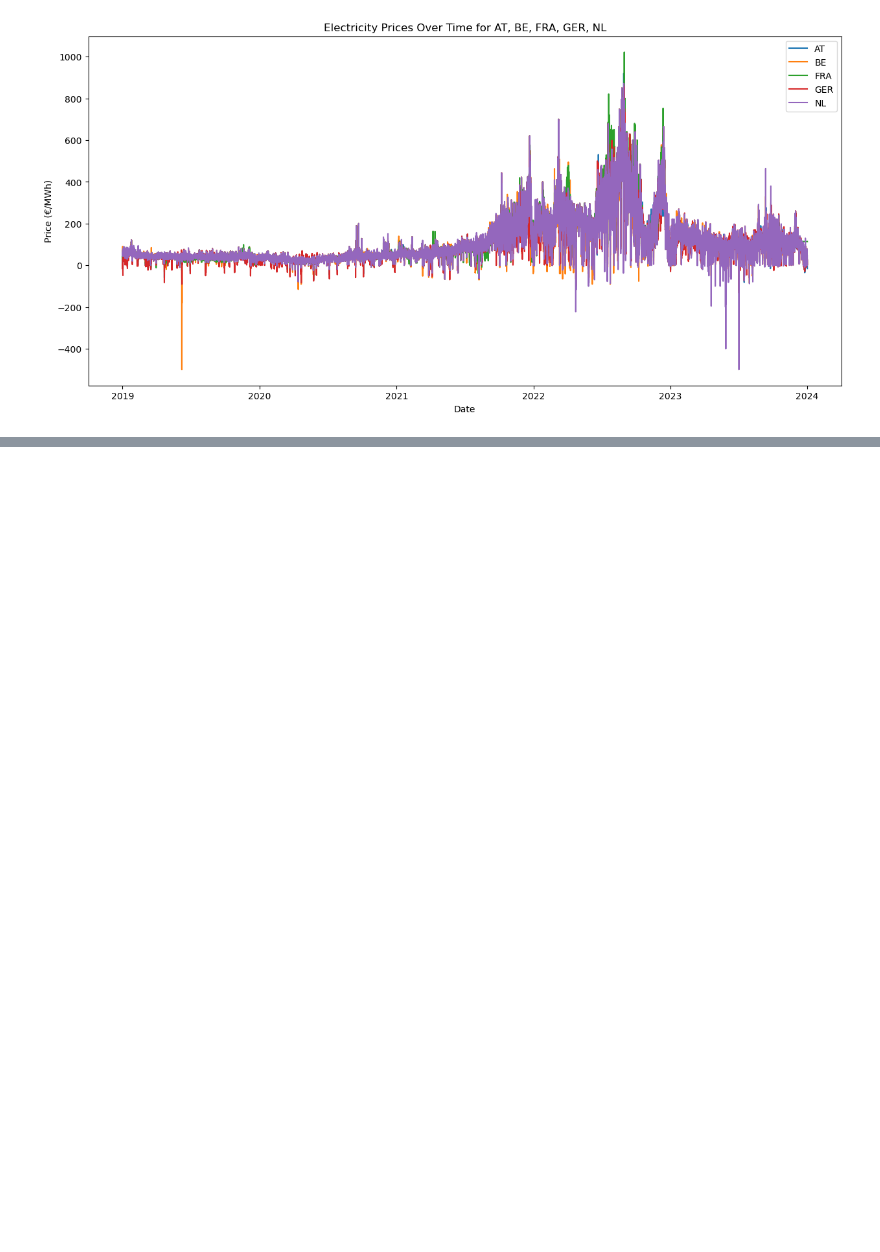
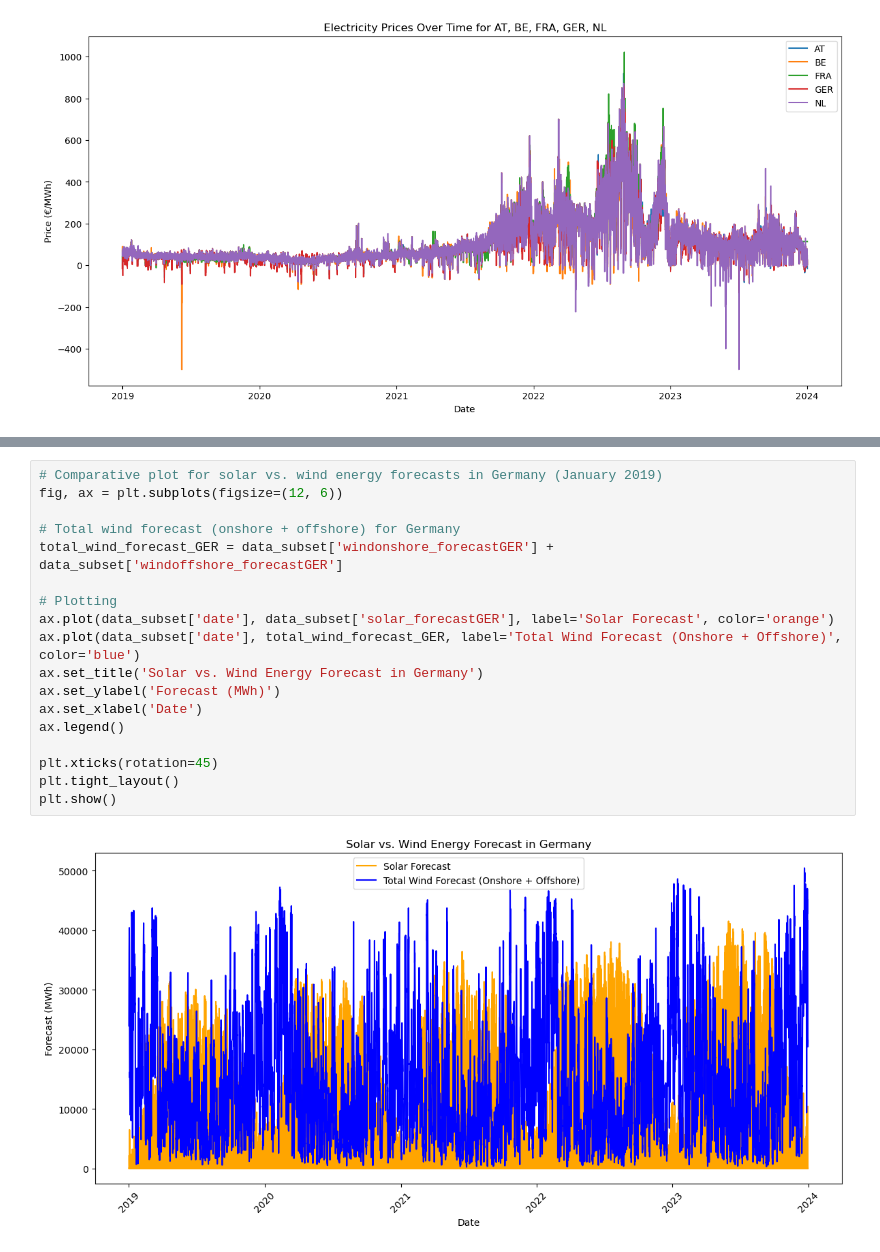
Before and after one commit to Linkschris/AdvancedBA, a Jupyter notebook: model.ipynb/model_pantelis.ipynb, the cells around one changed output, grey strips where cells are left out. Cells and saved outputs as stored; diff of their text form; blank space fills up the shorter version.

```diff
--- a/model.ipynb/model_pantelis.ipynb
+++ b/model.ipynb/model_pantelis.ipynb
@@ -150,0 +177,20 @@ plt.show()
+# %%
+# Comparative plot for solar vs. wind energy forecasts in Germany (January 2019)
+fig, ax = plt.subplots(figsize=(12, 6))
+
+# Total wind forecast (onshore + offshore) for Germany
+total_wind_forecast_GER = data_subset['windonshore_forecastGER'] + data_subset['windoffshore_forecastGER']
+
+# Plotting
+ax.plot(data_subset['date'], data_subset['solar_forecastGER'], label='Solar Forecast', color='orange')
+ax.plot(data_subset['date'], total_wind_forecast_GER, label='Total Wind Forecast (Onshore + Offshore)', color='blue')
+ax.set_title('Solar vs. Wind Energy Forecast in Germany')
+ax.set_ylabel('Forecast (MWh)')
+ax.set_xlabel('Date')
+ax.legend()
+
+plt.xticks(rotation=45)
+plt.tight_layout()
+plt.show()
+# %% [output]
+[figure, added]
```
Also changed, not shown: parts of 7 cells of this notebook.
